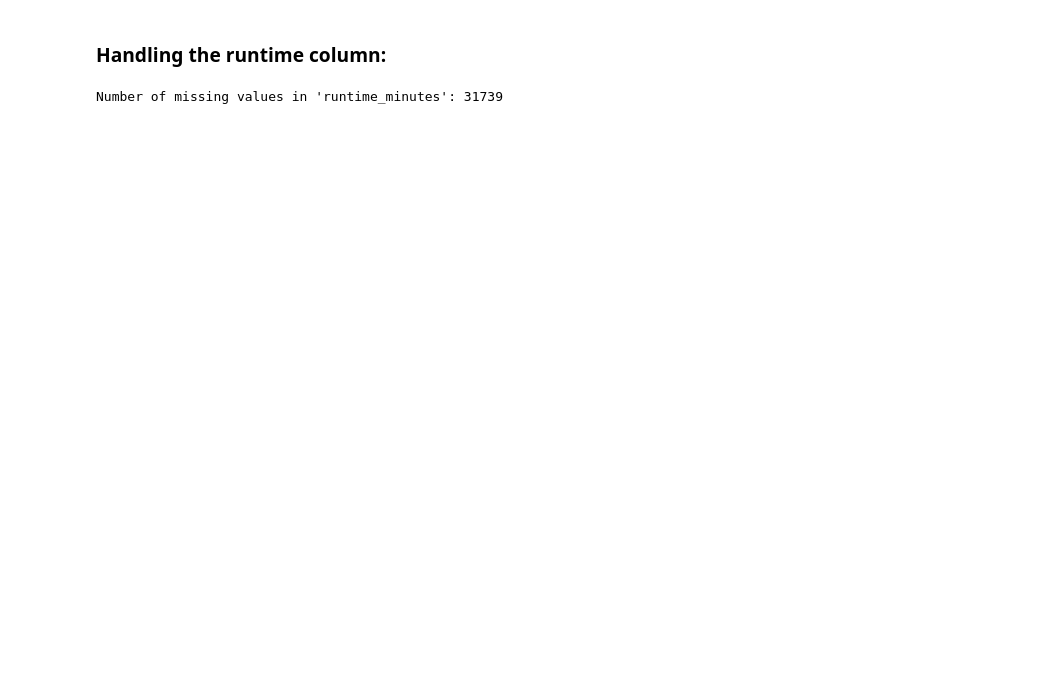
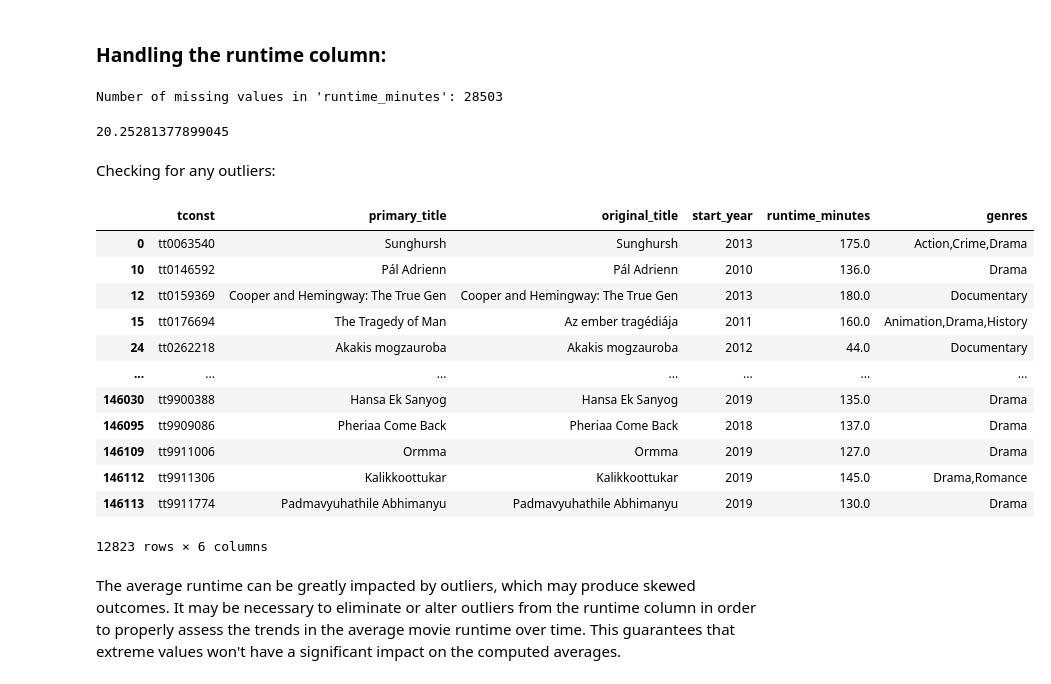
Before and after one commit to ValerieVinya/dsc-phase-1-project, a Jupyter notebook: student.ipynb, the cells around one changed output. Saved outputs shown, nothing was run; the diff lists cells and outputs as text; code cells hidden in the pictures; blank space fills up the shorter version.

```diff
--- a/student.ipynb
+++ b/student.ipynb
@@ -148,7 +137,12 @@ The number of missing values in the 'genres' column is rather low, 3.7% in your
 # %% [markdown]
 ### Handling the runtime column:
 # %%
-#missing_runtime = df['runtime_minutes'].isna().sum()
-#print(f"Number of missing values in 'runtime_minutes': {missing_runtime}")
+missing_runtime = df['runtime_minutes'].isna().sum()
+print(f"Number of missing values in 'runtime_minutes': {missing_runtime}")
 # %% [output]
-Number of missing values in 'runtime_minutes': 31739
+Number of missing values in 'runtime_minutes': 28503
+# %%
+perc_missing_runtime = (df['runtime_minutes'].isna().sum() / len(df['runtime_minutes'])) * 100
+print(perc_missing_runtime)
+# %% [output]
+20.25281377899045
@@ -154,0 +152,28 @@ Number of missing values in 'runtime_minutes': 31739
+# %% [markdown]
+Checking for any outliers:
+# %%
+Q1 = df['runtime_minutes'].quantile(0.25)
+Q3 = df['runtime_minutes'].quantile(0.75)
+IQR = Q3 - Q1
+
+lower_bound = Q1 - 1.5 * IQR
+upper_bound = Q3 + 1.5 * IQR
+
+outliers = df[(df['runtime_minutes'] < lower_bound) | (df['runtime_minutes'] > upper_bound)]
+outliers
+# %% [output]
+|  | tconst | primary_title | original_title | start_year | runtime_minutes | genres |
+| 0 | tt0063540 | Sunghursh | Sunghursh | 2013 | 175.0 | Action,Crime,Drama |
+| 10 | tt0146592 | Pál Adrienn | Pál Adrienn | 2010 | 136.0 | Drama |
+| 12 | tt0159369 | Cooper and Hemingway: The True Gen | Cooper and Hemingway: The True Gen | 2013 | 180.0 | Documentary |
+| 15 | tt0176694 | The Tragedy of Man | Az ember tragédiája | 2011 | 160.0 | Animation,Drama,History |
+| 24 | tt0262218 | Akakis mogzauroba | Akakis mogzauroba | 2012 | 44.0 | Documentary |
+| ... | ... | ... | ... | ... | ... | ... |
+| 146030 | tt9900388 | Hansa Ek Sanyog | Hansa Ek Sanyog | 2019 | 135.0 | Drama |
+| 146095 | tt9909086 | Pheriaa Come Back | Pheriaa Come Back | 2018 | 137.0 | Drama |
+| 146109 | tt9911006 | Ormma | Ormma | 2019 | 127.0 | Drama |
+| 146112 | tt9911306 | Kalikkoottukar | Kalikkoottukar | 2019 | 145.0 | Drama,Romance |
+| 146113 | tt9911774 | Padmavyuhathile Abhimanyu | Padmavyuhathile Abhimanyu | 2019 | 130.0 | Drama |
+12823 rows × 6 columns
+# %% [markdown]
+The average runtime can be greatly impacted by outliers, which may produce skewed outcomes. It may be necessary to eliminate or alter outliers from the runtime column in order to properly assess the trends in the average movie runtime over time. This guarantees that extreme values won't have a significant impact on the computed averages.
```
Also changed, not shown: parts of 24 cells of this notebook.
